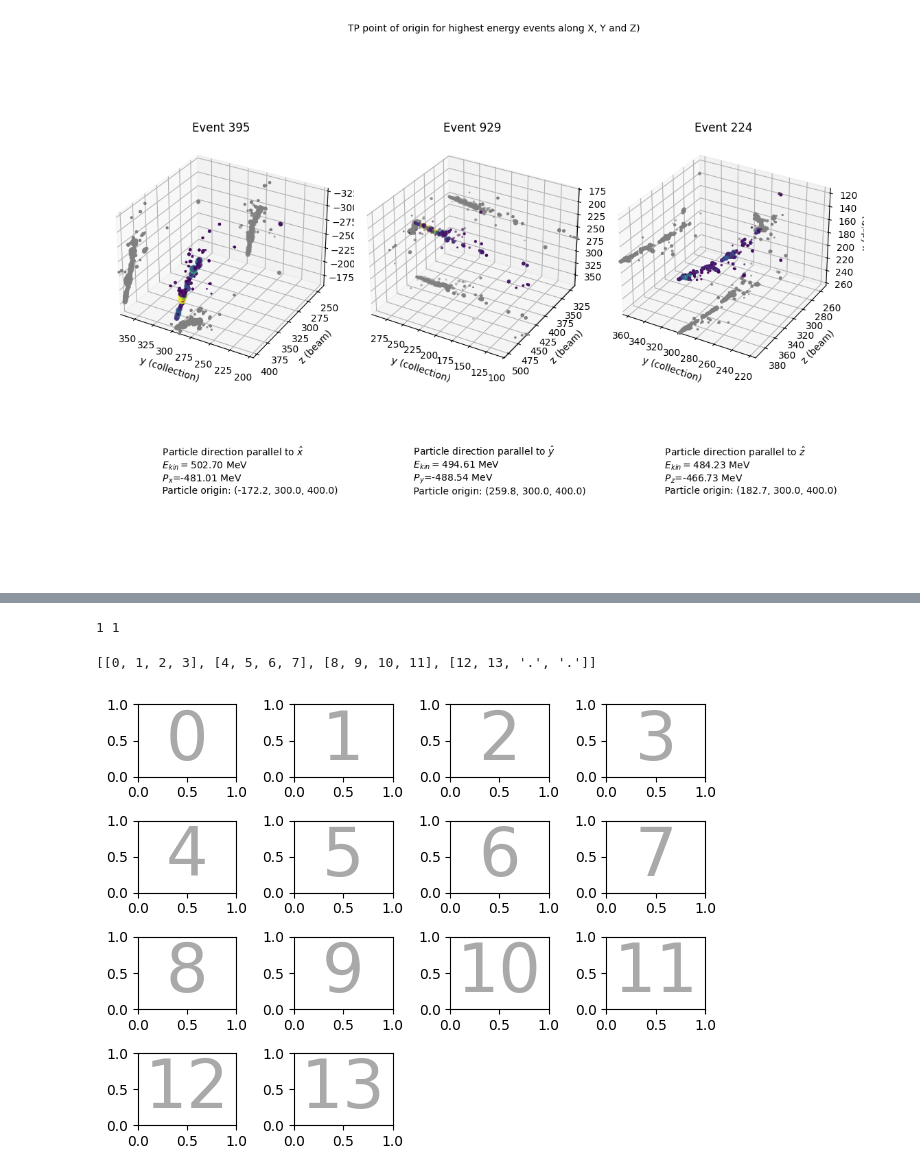
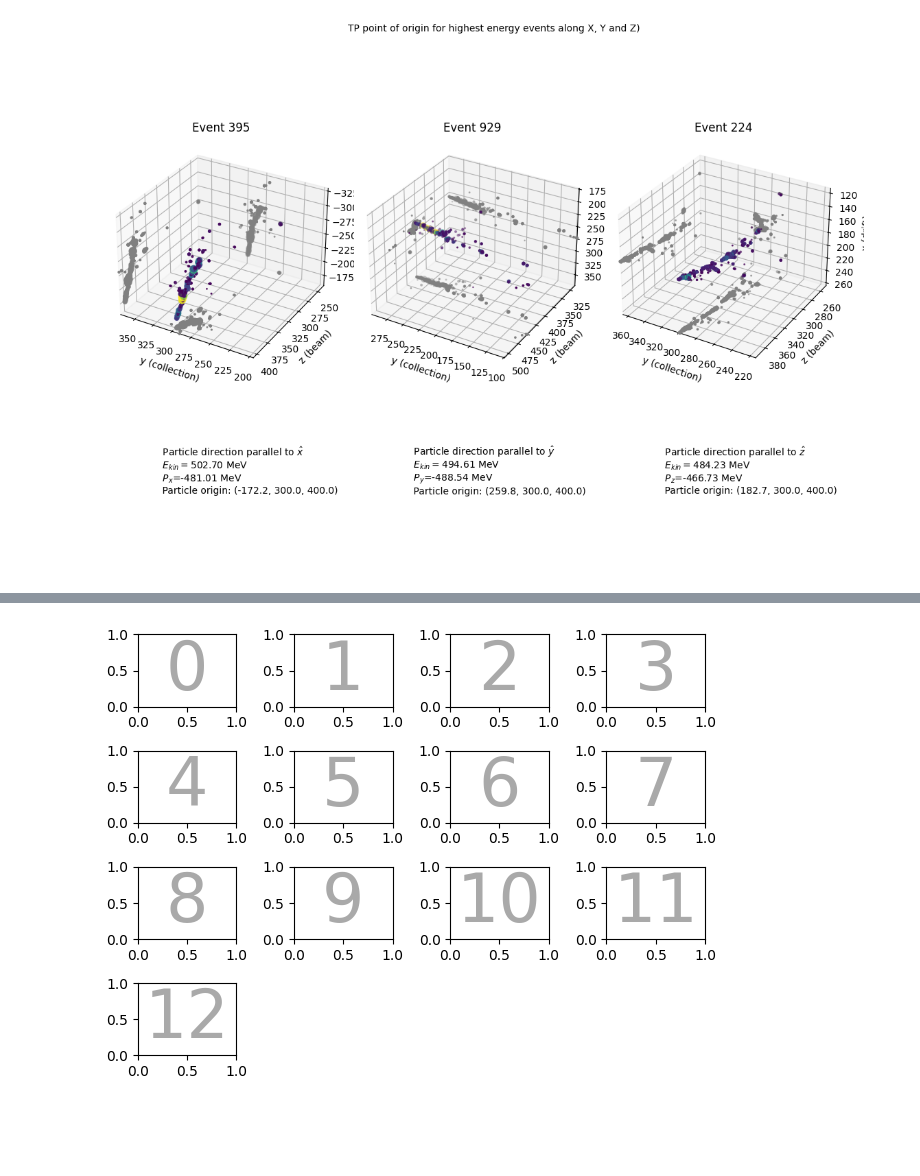
Before and after one commit to alessandrothea/tpvalidator, a Jupyter notebook: notebooks/Playground.ipynb, the cells around one changed output, grey strips where cells are left out. Drawn from its saved outputs; the diff is of its cells as text; code cells hidden in the pictures; blank space fills up the shorter version.

```diff
--- a/notebooks/Playground.ipynb
+++ b/notebooks/Playground.ipynb
@@ -13,8 +16,8 @@ import tpvalidator.basic as tvb
 data_path = "../data/vd/tpgtree_st_mu_minus_vd_tpg_9.root"
 mu_minus_vd_data = tvb.BasicTPData(data_path)
 
-data_path = "../data/vd/tpg_eminus_vd_st.root"
-eminus_vd_data = tvb.BasicTPData(data_path)
+# data_path = "../data/vd/tpg_eminus_vd_st.root"
+# eminus_vd_data = tvb.BasicTPData(data_path)
 
-data_path = "../data/hd/tpg_eminus_snbbkg_st.root"
-eminus_hd_data = tvb.BasicTPData(data_path)
+# data_path = "../data/hd/tpg_eminus_snbbkg_st.root"
+# eminus_hd_data = tvb.BasicTPData(data_path)
@@ -29,6 +44,3 @@ fig = tvb.plot_3dev_points_of_origin(eminus_vd_data)
 fig.tight_layout(a)
 # %% [output]
 [figure]
-# %%
-import matplotlib.pyplot as plt
-fig, ax = plt.subplots(1, squeeze=False)
@@ -37,9 +47,5 @@ fig, ax = plt.subplots(1, squeeze=False)
-# %%
-print(f"{len(ax)} {len(ax[0])}")
-# %% [output]
-1 1
 # %%
-from tpvalidator.basic import get_hist_layout
+from tpvalidator.utilities import get_hist_layout
 
 
 # Helper function used for visualization in the following examples
@@ -52,34 +58,35 @@ def identify_axes(ax_dict, fontsize=48):
     Parameters
     ----------
     ax_dict : dict[str, Axes]
         Mapping between the title / label and the Axes.
     fontsize : int, optional
         How big the label should be.
     """
     kw = dict(ha="center", va="center", fontsize=fontsize, color="darkgrey")
     for k, ax in ax_dict.items():
         ax.text(0.5, 0.5, k, transform=ax.transAxes, **kw)
 
 
 def subplot_autogrid(n_plots, **kwargs):
-    n_plots = 14
     n_cols, n_rows = get_hist_layout(n_plots)
 
     mosaic = []
     i = 0
     for _ in range(n_rows):
         row = []
         for _ in range(n_cols):
             row.append(i if i < n_plots else '.')
             i += 1
         mosaic += [row]
 
-    fig, ax = plt.subplot_mosaic(mosaic, kwargs)
+    fig, ax = plt.subplot_mosaic(mosaic, **kwargs)
     return fig, ax
 
+
+fig, ax = subplot_autogrid(13)
 identify_axes(ax)
 
+
 fig.tight_layout()
 # %% [output]
-[[0, 1, 2, 3], [4, 5, 6, 7], [8, 9, 10, 11], [12, 13, '.', '.']]
-[figure, old version]
+[figure, new version]
```
Also changed, not shown: parts of 4 cells of this notebook, 15 other files.
